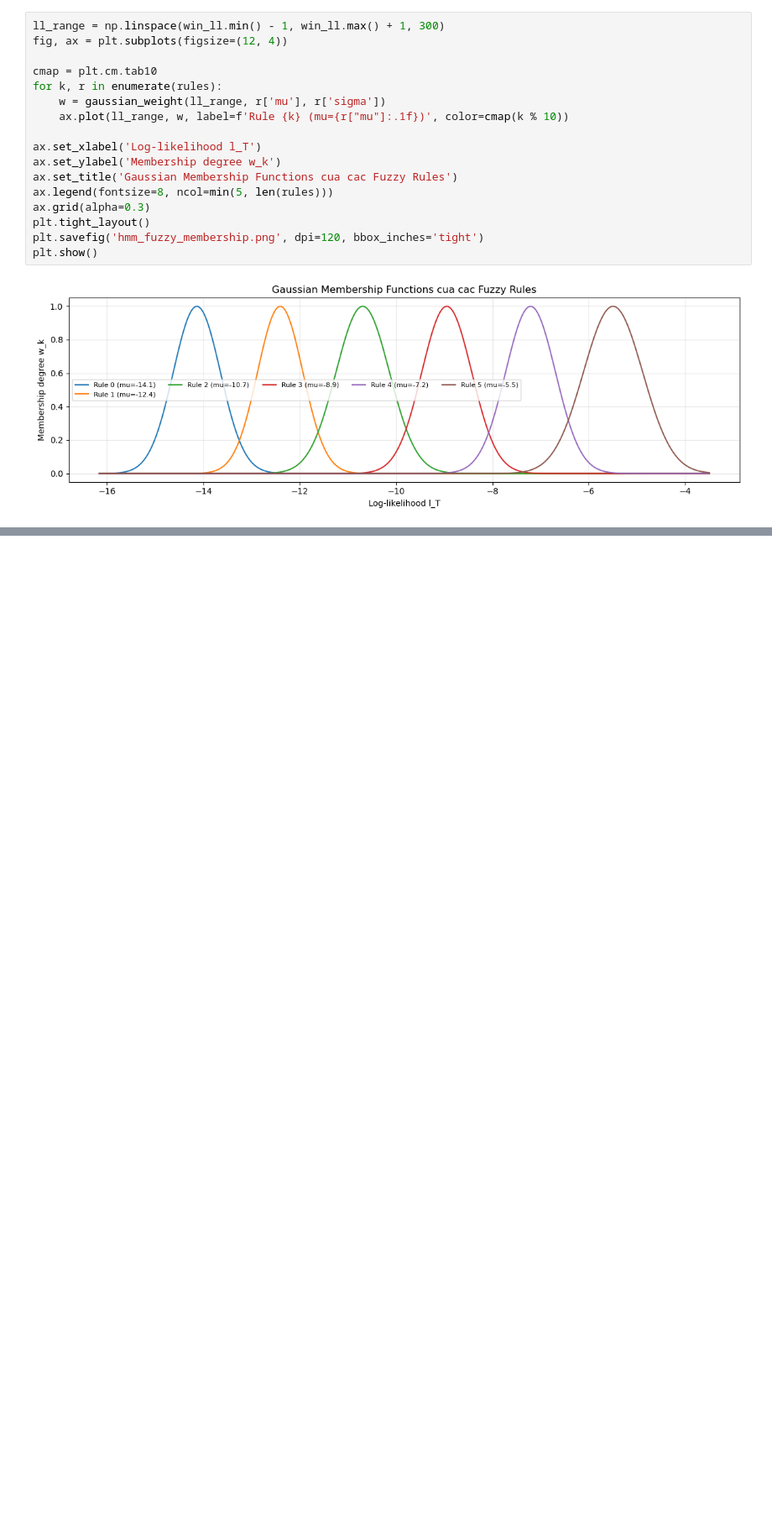
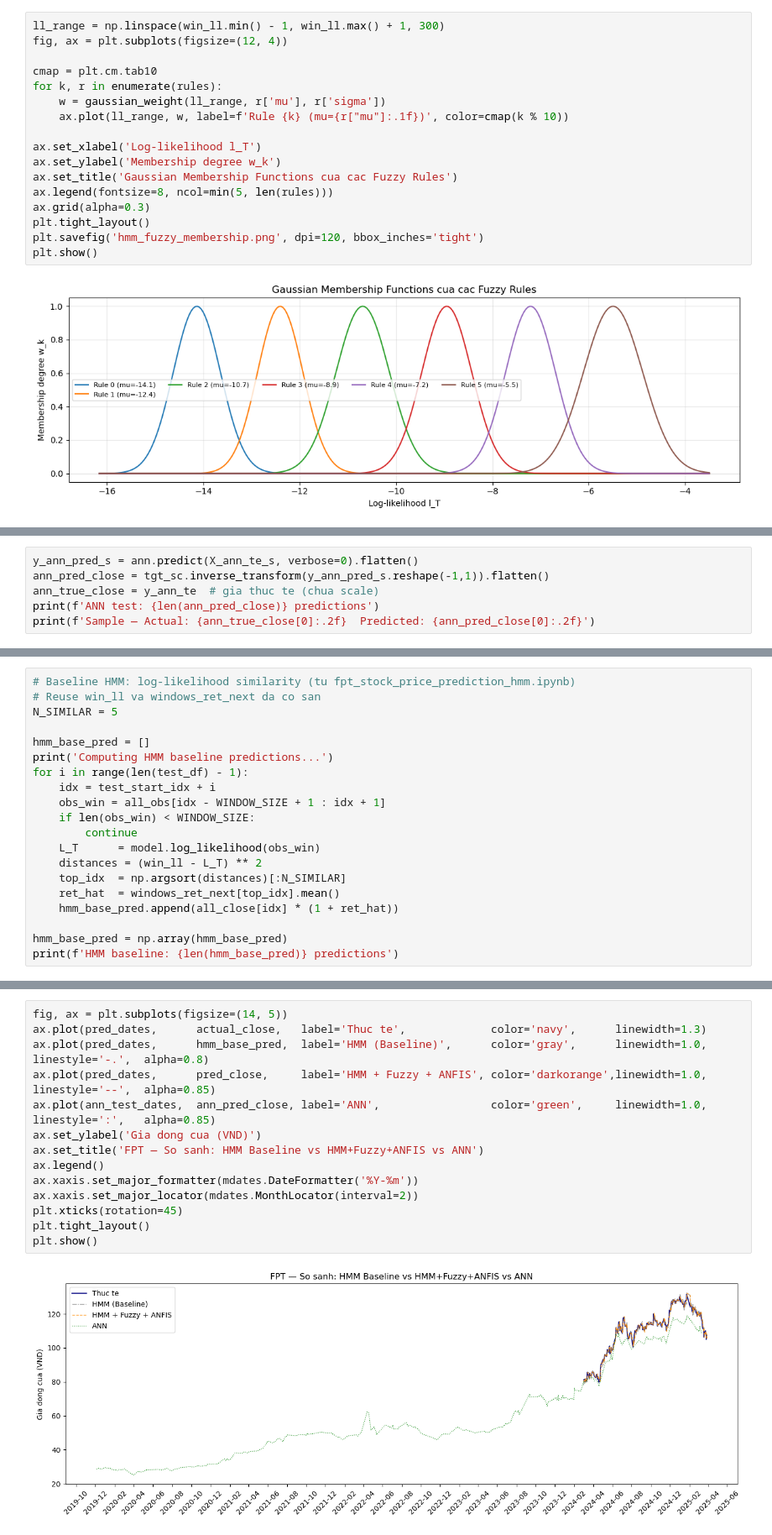
Before and after one commit to minhhuysgdev/markov-hidden-model, a Jupyter notebook: hmm_fuzzy_anfis_fpt.ipynb, the cells around one changed output, grey strips where cells are left out. Shown at 84% size. Drawn from its saved outputs; the diff is of its cells as text; blank space fills up the shorter version.

```diff
--- a/hmm_fuzzy_anfis_fpt.ipynb
+++ b/hmm_fuzzy_anfis_fpt.ipynb
@@ -578,0 +675,6 @@ plt.show()
+# %%
+y_ann_pred_s = ann.predict(X_ann_te_s, verbose=0).flatten()
+ann_pred_close = tgt_sc.inverse_transform(y_ann_pred_s.reshape(-1,1)).flatten()
+ann_true_close = y_ann_te  # gia thuc te (chua scale)
+print(f'ANN test: {len(ann_pred_close)} predictions')
+print(f'Sample — Actual: {ann_true_close[0]:.2f}  Predicted: {ann_pred_close[0]:.2f}')
@@ -578,0 +684,20 @@ plt.show()
+# %%
+# Baseline HMM: log-likelihood similarity (tu fpt_stock_price_prediction_hmm.ipynb)
+# Reuse win_ll va windows_ret_next da co san
+N_SIMILAR = 5
+
+hmm_base_pred = []
+print('Computing HMM baseline predictions...')
+for i in range(len(test_df) - 1):
+    idx = test_start_idx + i
+    obs_win = all_obs[idx - WINDOW_SIZE + 1 : idx + 1]
+    if len(obs_win) < WINDOW_SIZE:
+        continue
+    L_T      = model.log_likelihood(obs_win)
+    distances = (win_ll - L_T) ** 2
+    top_idx  = np.argsort(distances)[:N_SIMILAR]
+    ret_hat  = windows_ret_next[top_idx].mean()
+    hmm_base_pred.append(all_close[idx] * (1 + ret_hat))
+
+hmm_base_pred = np.array(hmm_base_pred)
+print(f'HMM baseline: {len(hmm_base_pred)} predictions')
@@ -578,0 +744,16 @@ plt.show()
+# %%
+fig, ax = plt.subplots(figsize=(14, 5))
+ax.plot(pred_dates,      actual_close,   label='Thuc te',             color='navy',      linewidth=1.3)
+ax.plot(pred_dates,      hmm_base_pred,  label='HMM (Baseline)',      color='gray',      linewidth=1.0, linestyle='-.',  alpha=0.8)
+ax.plot(pred_dates,      pred_close,     label='HMM + Fuzzy + ANFIS', color='darkorange',linewidth=1.0, linestyle='--',  alpha=0.85)
+ax.plot(ann_test_dates,  ann_pred_close, label='ANN',                 color='green',     linewidth=1.0, linestyle=':',   alpha=0.85)
+ax.set_ylabel('Gia dong cua (VND)')
+ax.set_title('FPT — So sanh: HMM Baseline vs HMM+Fuzzy+ANFIS vs ANN')
+ax.legend()
+ax.xaxis.set_major_formatter(mdates.DateFormatter('%Y-%m'))
+ax.xaxis.set_major_locator(mdates.MonthLocator(interval=2))
+plt.xticks(rotation=45)
+plt.tight_layout()
+plt.show()
+# %% [output]
+[figure, added]
```
Also changed, not shown: parts of 13 cells of this notebook, 1 other file.
